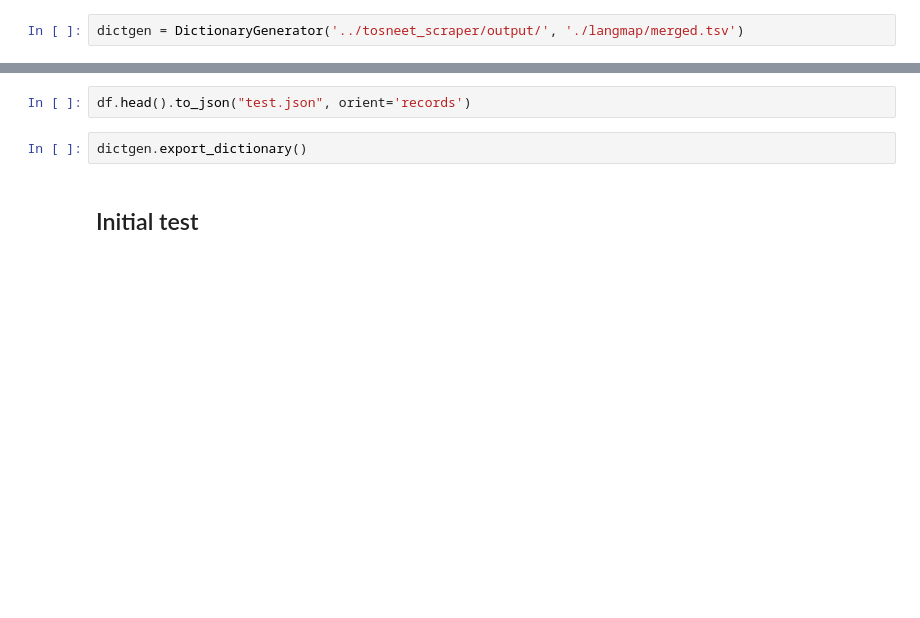
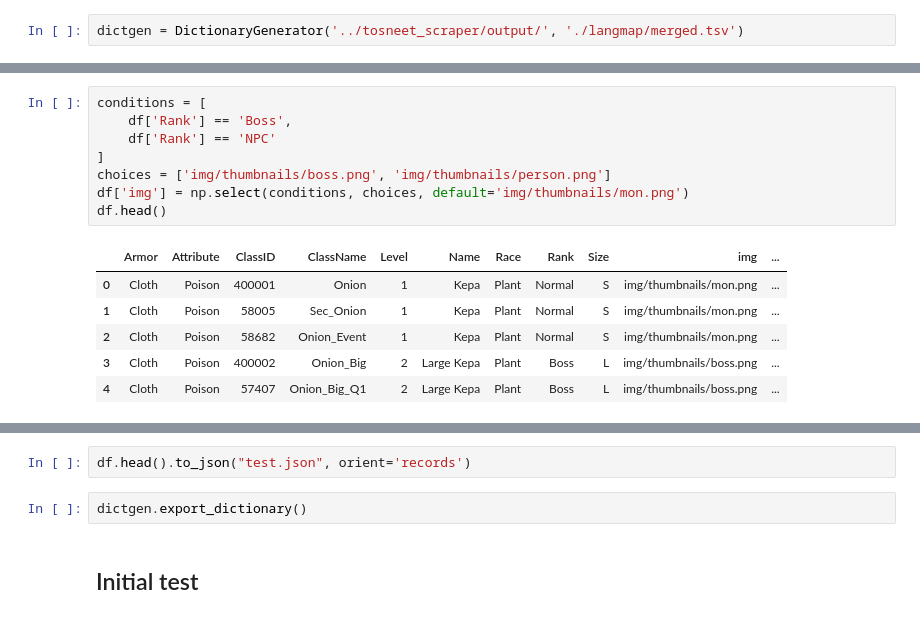
Before and after one commit to hiiwave/TosSearchTW, a Jupyter notebook: tos_dictionary/playground.ipynb, the cells around one changed output, grey strips where cells are left out. Saved outputs shown, nothing was run; the diff lists cells and outputs as text; blank space fills up the shorter version.

```diff
--- a/tos_dictionary/playground.ipynb
+++ b/tos_dictionary/playground.ipynb
@@ -20,0 +49,15 @@ df.head()
+# %%
+conditions = [
+    df['Rank'] == 'Boss',
+    df['Rank'] == 'NPC'
+]
+choices = ['img/thumbnails/boss.png', 'img/thumbnails/person.png']
+df['img'] = np.select(conditions, choices, default='img/thumbnails/mon.png')
+df.head()
+# %% [output]
+|  | Armor | Attribute | ClassID | ClassName | Level | Name | Race | Rank | Size | img | ... |
+| 0 | Cloth | Poison | 400001 | Onion | 1 | Kepa | Plant | Normal | S | img/thumbnails/mon.png | ... |
+| 1 | Cloth | Poison | 58005 | Sec_Onion | 1 | Kepa | Plant | Normal | S | img/thumbnails/mon.png | ... |
+| 2 | Cloth | Poison | 58682 | Onion_Event | 1 | Kepa | Plant | Normal | S | img/thumbnails/mon.png | ... |
+| 3 | Cloth | Poison | 400002 | Onion_Big | 2 | Large Kepa | Plant | Boss | L | img/thumbnails/boss.png | ... |
+| 4 | Cloth | Poison | 57407 | Onion_Big_Q1 | 2 | Large Kepa | Plant | Boss | L | img/thumbnails/boss.png | ... |
```
Also changed, not shown: parts of 7 cells of this notebook, 17 other files.
